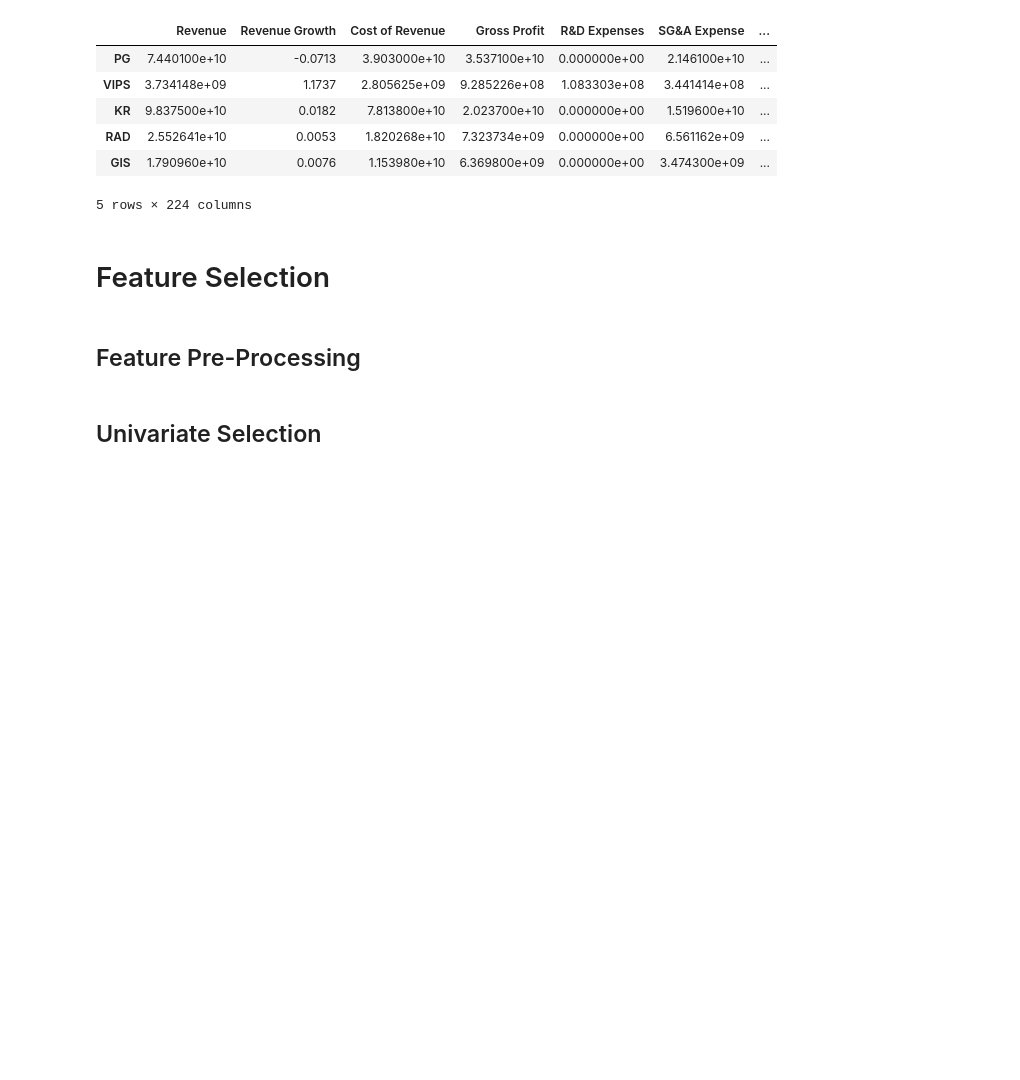
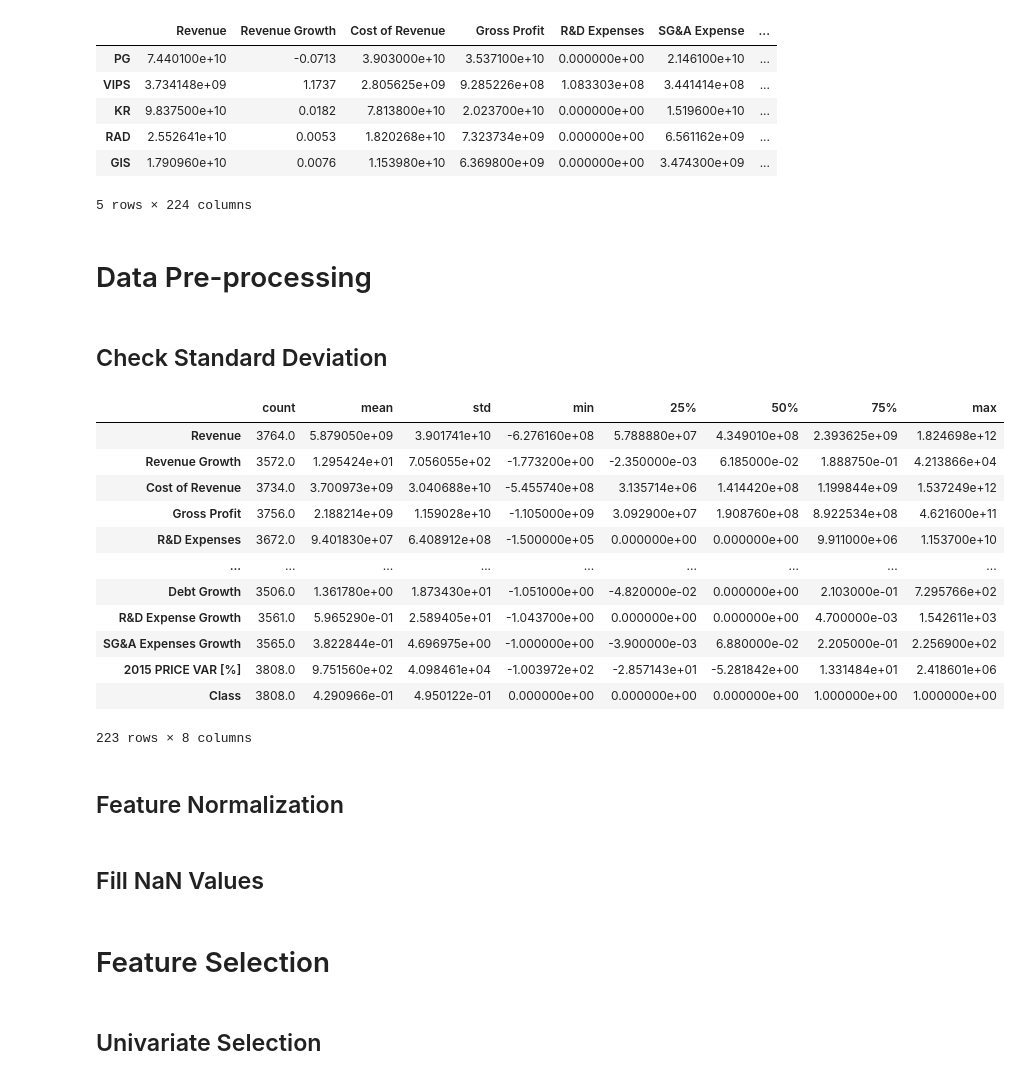
Before and after one commit to Volscente/us_stocks, a Jupyter notebook: notebooks/EDA_Simone_Porreca.ipynb, the cells around one changed output. Cells and saved outputs as stored; diff of their text form; code cells hidden in the pictures; blank space fills up the shorter version.

```diff
--- a/notebooks/EDA_Simone_Porreca.ipynb
+++ b/notebooks/EDA_Simone_Porreca.ipynb
@@ -30,3 +30,5 @@ data.head(5)
 | RAD | 2.552641e+10 | 0.0053 | 1.820268e+10 | 7.323734e+09 | 0.000000e+00 | 6.561162e+09 | ... |
 | GIS | 1.790960e+10 | 0.0076 | 1.153980e+10 | 6.369800e+09 | 0.000000e+00 | 3.474300e+09 | ... |
 5 rows × 224 columns
+# %% [markdown]
+# Data Pre-processing
@@ -33,4 +41,25 @@ data.head(5)
+# %% [markdown]
+## Check Standard Deviation
+# %%
+# Check data distribution
+X.describe().transpose()
+# %% [output]
+|  | count | mean | std | min | 25% | 50% | 75% | max |
+| Revenue | 3764.0 | 5.879050e+09 | 3.901741e+10 | -6.276160e+08 | 5.788880e+07 | 4.349010e+08 | 2.393625e+09 | 1.824698e+12 |
+| Revenue Growth | 3572.0 | 1.295424e+01 | 7.056055e+02 | -1.773200e+00 | -2.350000e-03 | 6.185000e-02 | 1.888750e-01 | 4.213866e+04 |
+| Cost of Revenue | 3734.0 | 3.700973e+09 | 3.040688e+10 | -5.455740e+08 | 3.135714e+06 | 1.414420e+08 | 1.199844e+09 | 1.537249e+12 |
+| Gross Profit | 3756.0 | 2.188214e+09 | 1.159028e+10 | -1.105000e+09 | 3.092900e+07 | 1.908760e+08 | 8.922534e+08 | 4.621600e+11 |
+| R&D Expenses | 3672.0 | 9.401830e+07 | 6.408912e+08 | -1.500000e+05 | 0.000000e+00 | 0.000000e+00 | 9.911000e+06 | 1.153700e+10 |
+| ... | ... | ... | ... | ... | ... | ... | ... | ... |
+| Debt Growth | 3506.0 | 1.361780e+00 | 1.873430e+01 | -1.051000e+00 | -4.820000e-02 | 0.000000e+00 | 2.103000e-01 | 7.295766e+02 |
+| R&D Expense Growth | 3561.0 | 5.965290e-01 | 2.589405e+01 | -1.043700e+00 | 0.000000e+00 | 0.000000e+00 | 4.700000e-03 | 1.542611e+03 |
+| SG&A Expenses Growth | 3565.0 | 3.822844e-01 | 4.696975e+00 | -1.000000e+00 | -3.900000e-03 | 6.880000e-02 | 2.205000e-01 | 2.256900e+02 |
+| 2015 PRICE VAR [%] | 3808.0 | 9.751560e+02 | 4.098461e+04 | -1.003972e+02 | -2.857143e+01 | -5.281842e+00 | 1.331484e+01 | 2.418601e+06 |
+| Class | 3808.0 | 4.290966e-01 | 4.950122e-01 | 0.000000e+00 | 0.000000e+00 | 0.000000e+00 | 1.000000e+00 | 1.000000e+00 |
+223 rows × 8 columns
+# %% [markdown]
+## Feature Normalization
+# %% [markdown]
+## Fill NaN Values
 # %% [markdown]
 # Feature Selection
-# %% [markdown]
-## Feature Pre-Processing
```
Also changed, not shown: parts of 2 cells of this notebook.
